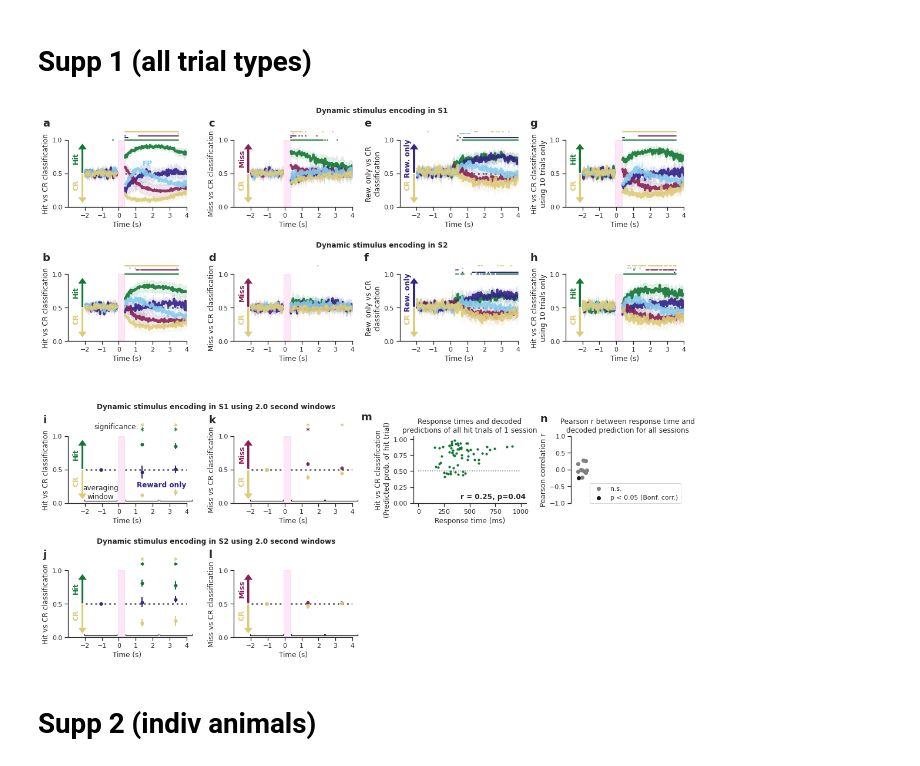
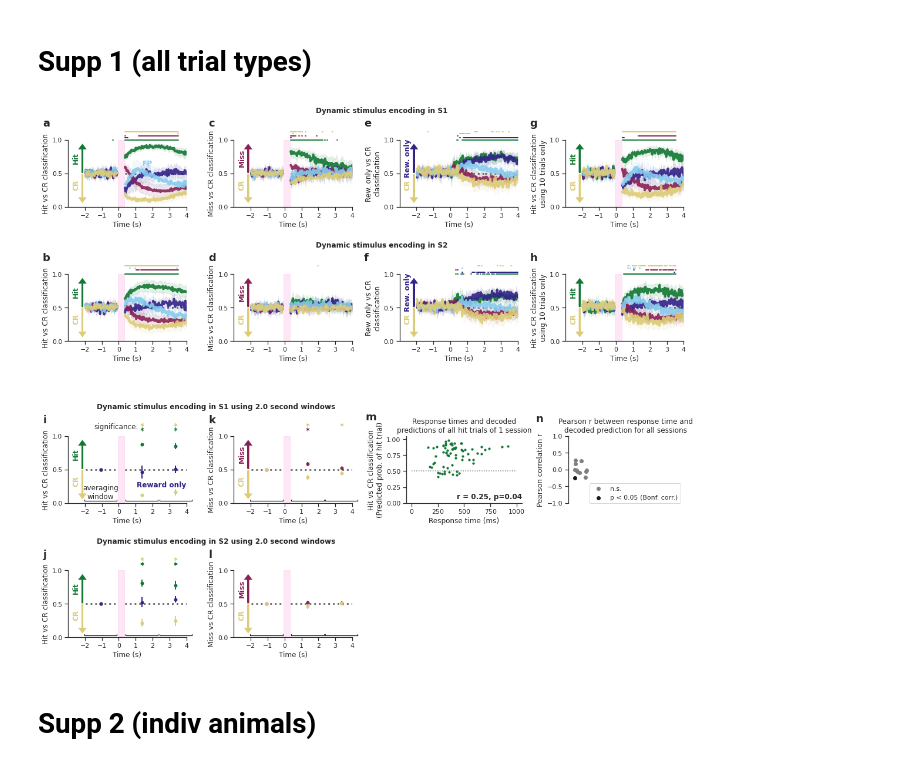
Before and after one commit to Packer-Lab/popping-off, a Jupyter notebook: notebooks/Paper Figures/Figure3.ipynb, the cells around one changed output. Saved outputs shown, nothing was run; the diff lists cells and outputs as text; code cells hidden in the pictures.

```diff
--- a/notebooks/Paper Figures/Figure3.ipynb
+++ b/notebooks/Paper Figures/Figure3.ipynb
@@ -448,7 +448,7 @@ tmp_ps_dict['hit/cr']['variance_cell_rates_s1'].keys()
 # %% [markdown]
 # Supp 1 (all trial types)
 # %%
-save_fig = False
+save_fig = True
 
 fig = plt.figure(constrained_layout=False, figsize=(16, 14))
 gs_dyn_dec = fig.add_gridspec(ncols=4, nrows=2, bottom=0.58, top=0.92, right=0.96, left=0.05,
@@ -548,36 +548,36 @@ for reg in ['s1' ,'s2']:
     hit_ax_dict[reg].text(s=('i' if reg == 's1' else 'j'), x=-4.48, y=1.19,
                           fontdict={'weight': 'bold', 'size': 18})
     miss_ax_dict[reg].text(s=('k' if reg == 's1' else 'l'), x=-4.48, y=1.19,
                           fontdict={'weight': 'bold', 'size': 18})
 
 ########
 ### Response time vs decoding accuracy
 
-gs_resp_time = fig.add_gridspec(ncols=2, nrows=2, bottom=0.08, top=0.42, right=0.96, left=0.56,
+gs_resp_time = fig.add_gridspec(ncols=2, nrows=2, bottom=0.08, top=0.42, right=0.96, left=0.55,
                               wspace=0.4, hspace=1)
 ax_resp_time =[fig.add_subplot(gs_resp_time[0, 0]), fig.add_subplot(gs_resp_time[0, 1])]
 i_time_window = 0
 reg = 's2'
 
 use_df = tmp_dfs_resp_time[i_time_window][reg]['test']
 time_array_this_window = tp_dict['decoders_merged_tp'][i_time_window] * 1000  # in ms
 
 pop.plot_correlation_response_time_decoding_accuracy(df_decoder_results=use_df,
                                         time_array_this_window=time_array_this_window,
                                         tt_show='hit', reg=reg, show_av_window=False,
                                         ax=ax_resp_time, show_all_sessions=False, example_ss='J064_R10', # sessions[0].signature
                                         time_array_plot_original=time_array_plot_original, show_ps=False,
                                         bonf_corr=True)
 ax_resp_time[0].set_title('Response times and decoded\npredictions of all hit trials of 1 session')
 ax_resp_time[1].set_title('Pearson r between response time and\ndecoded prediction for all sessions')
-ax_resp_time[0].text(s='m', x=-560, y=1.3, fontdict={'weight': 'bold', 'size': 18})
+ax_resp_time[0].text(s='m', x=-440, y=1.3, fontdict={'weight': 'bold', 'size': 18})
 ax_resp_time[1].text(s='n', x=-3.5, y=1.42, fontdict={'weight': 'bold', 'size': 18})
 
 if save_fig:
     plt.savefig('/home/tplas/repos/popping-off/figures/full_figs_manuscript/Supplementary_Figure4.pdf')#,
 #                 bbox_to_inches='tight')
 # %% [output]
-[figure, old version]
+[figure, new version]
 # %% [markdown]
 # Supp 2 (indiv animals)
 # %%
```
Also changed, not shown: 1 other file.
